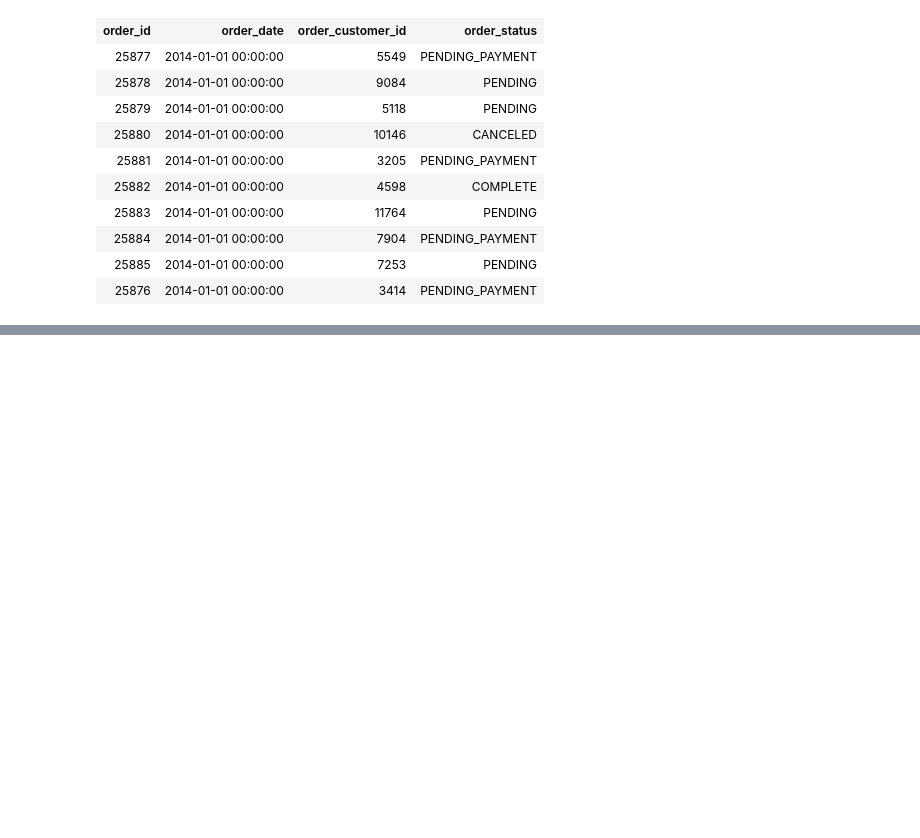
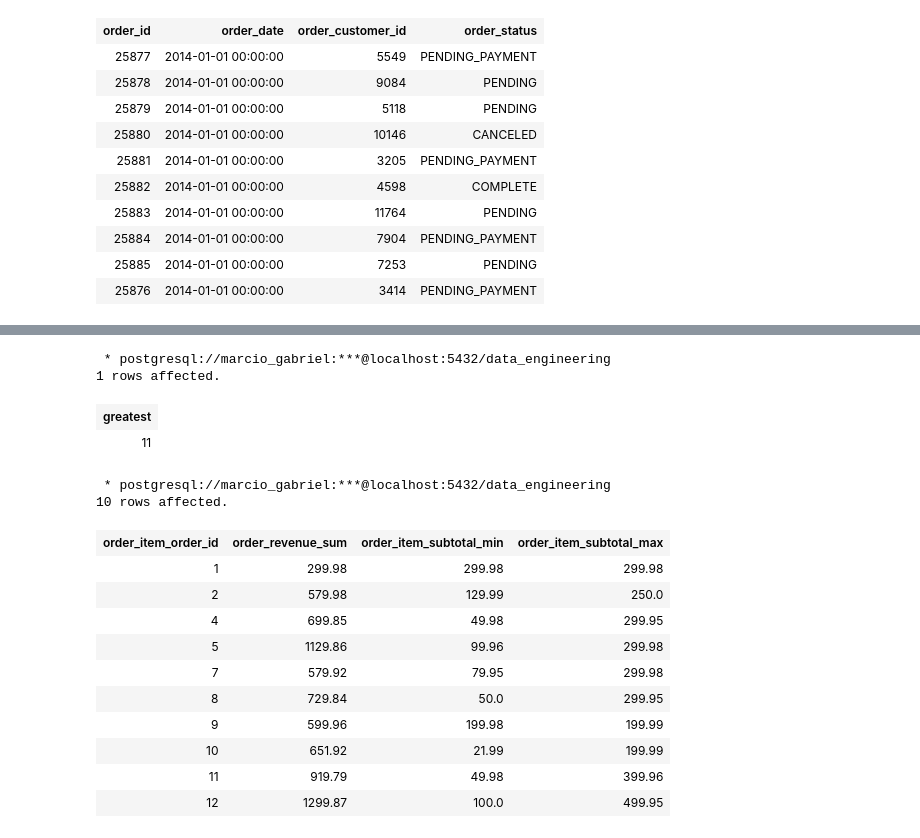
Before and after one commit to marcioGabrielMengali/data-engineering-essentials, a Jupyter notebook: section-13/predifined_functions.ipynb, the cells around one changed output, grey strips where cells are left out. Cells and saved outputs as stored; diff of their text form; code cells hidden in the pictures; blank space fills up the shorter version.

```diff
--- a/section-13/predifined_functions.ipynb
+++ b/section-13/predifined_functions.ipynb
@@ -567,0 +794,33 @@ LIMIT 10
+# %%
+%%sql
+
+SELECT greatest(10, 11, 10.5)
+# %% [output]
+ * postgresql://marcio_gabriel:***@localhost:5432/data_engineering
+1 rows affected.
+| greatest |
+| 11 |
+# %%
+%%sql
+
+SELECT order_item_order_id,
+    round(sum(order_item_subtotal)::numeric, 2) AS order_revenue_sum,
+    min(order_item_subtotal) AS order_item_subtotal_min,
+    max(order_item_subtotal) AS order_item_subtotal_max
+FROM order_items
+GROUP BY order_item_order_id
+LIMIT 10
+# %% [output]
+ * postgresql://marcio_gabriel:***@localhost:5432/data_engineering
+10 rows affected.
+| order_item_order_id | order_revenue_sum | order_item_subtotal_min | order_item_subtotal_max |
+| 1 | 299.98 | 299.98 | 299.98 |
+| 2 | 579.98 | 129.99 | 250.0 |
+| 4 | 699.85 | 49.98 | 299.95 |
+| 5 | 1129.86 | 99.96 | 299.98 |
+| 7 | 579.92 | 79.95 | 299.98 |
+| 8 | 729.84 | 50.0 | 299.95 |
+| 9 | 599.96 | 199.98 | 199.99 |
+| 10 | 651.92 | 21.99 | 199.99 |
+| 11 | 919.79 | 49.98 | 399.96 |
+| 12 | 1299.87 | 100.0 | 499.95 |
```
Also changed, not shown: parts of 50 cells of this notebook.
